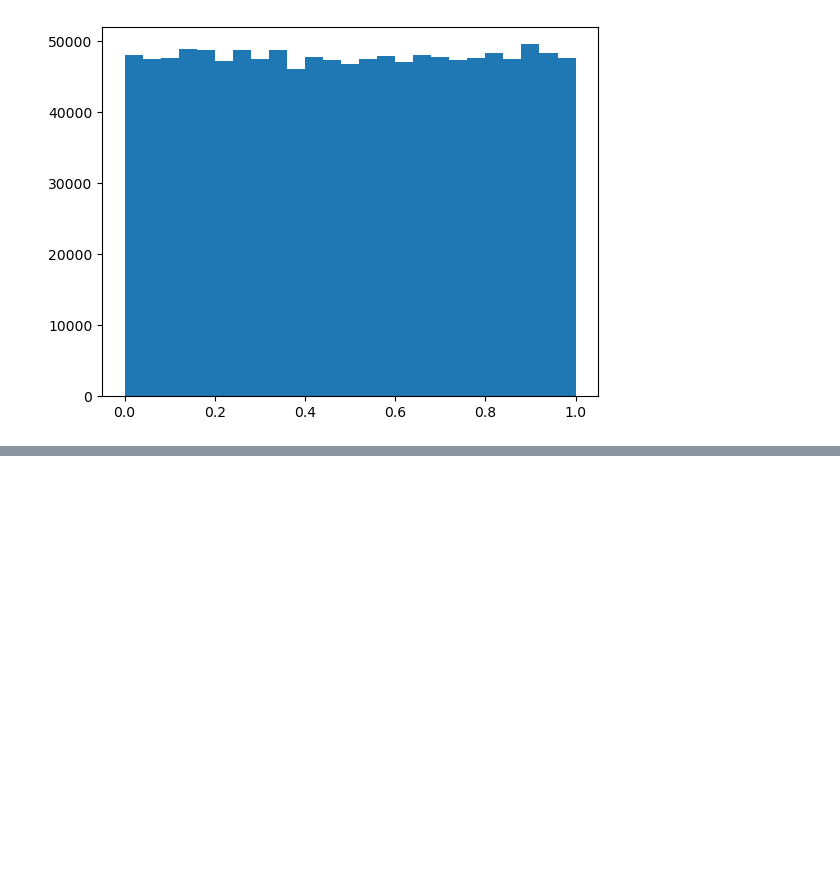
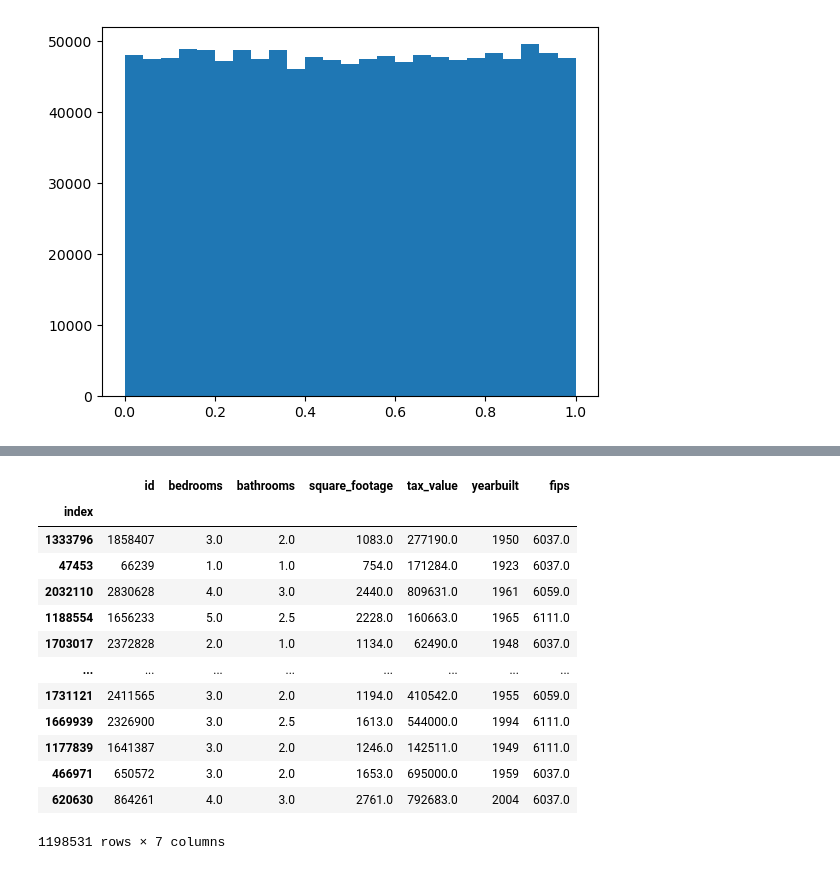
Before and after one commit to akonstans/regression_exercises, a Jupyter notebook: scaling_regression_exercises.ipynb, the cells around one changed output, grey strips where cells are left out. Drawn from its saved outputs; the diff is of its cells as text; code cells hidden in the pictures; blank space fills up the shorter version.

```diff
--- a/scaling_regression_exercises.ipynb
+++ b/scaling_regression_exercises.ipynb
@@ -176,0 +187,17 @@ train_scaled
+# %%
+X_train
+# %% [output]
+|  | id | bedrooms | bathrooms | square_footage | tax_value | yearbuilt | fips |
+| index |  |  |  |  |  |  |  |
+| 1333796 | 1858407 | 3.0 | 2.0 | 1083.0 | 277190.0 | 1950 | 6037.0 |
+| 47453 | 66239 | 1.0 | 1.0 | 754.0 | 171284.0 | 1923 | 6037.0 |
+| 2032110 | 2830628 | 4.0 | 3.0 | 2440.0 | 809631.0 | 1961 | 6059.0 |
+| 1188554 | 1656233 | 5.0 | 2.5 | 2228.0 | 160663.0 | 1965 | 6111.0 |
+| 1703017 | 2372828 | 2.0 | 1.0 | 1134.0 | 62490.0 | 1948 | 6037.0 |
+| ... | ... | ... | ... | ... | ... | ... | ... |
+| 1731121 | 2411565 | 3.0 | 2.0 | 1194.0 | 410542.0 | 1955 | 6059.0 |
+| 1669939 | 2326900 | 3.0 | 2.5 | 1613.0 | 544000.0 | 1994 | 6111.0 |
+| 1177839 | 1641387 | 3.0 | 2.0 | 1246.0 | 142511.0 | 1949 | 6111.0 |
+| 466971 | 650572 | 3.0 | 2.0 | 1653.0 | 695000.0 | 1959 | 6037.0 |
+| 620630 | 864261 | 4.0 | 3.0 | 2761.0 | 792683.0 | 2004 | 6037.0 |
+1198531 rows × 7 columns
```
Also changed, not shown: parts of 3 cells of this notebook, 6 other files.
